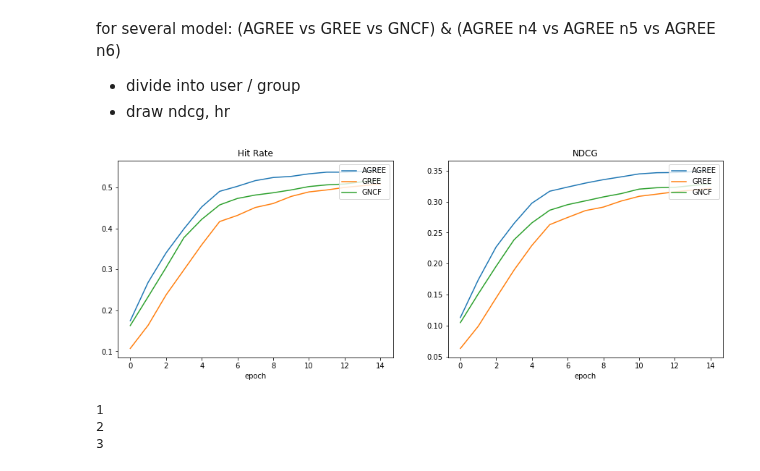
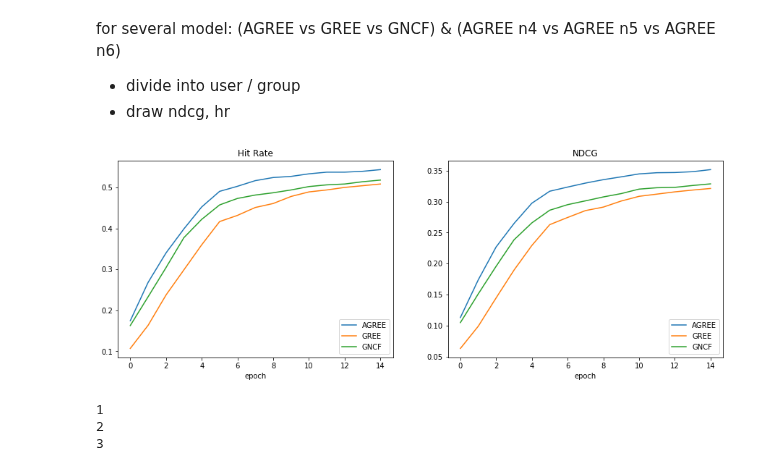
Before and after one commit to CrashedBboy/NCKU_MLG, a Jupyter notebook: final-project/attentive-group-recommendation-plot.ipynb, the cells around one changed output. Cells and saved outputs as stored; diff of their text form; code cells hidden in the pictures.

```diff
--- a/final-project/attentive-group-recommendation-plot.ipynb
+++ b/final-project/attentive-group-recommendation-plot.ipynb
@@ -94,36 +94,36 @@ with open('./models/GREE-basic/history.json') as json_file:
     gree_group = {'hr': [], 'ndcg': [] }
 
     for history in data:
         gree_group['hr'].append(history['hr']['group'])
         gree_group['ndcg'].append(history['ndcg']['group'])
 
 epochs = [i for i in range(len(agree_group['hr']))]
 
 # plotting
 fig, (hr_plot, ndcg_plot) = plt.subplots(1, 2)
 
 fig.set_figheight(5)
 fig.set_figwidth(15)
 
 hr_plot.plot(epochs, agree_group['hr'])
 hr_plot.plot(epochs, gree_group['hr'])
 hr_plot.plot(epochs, gncf_group['hr'])
 
-hr_plot.legend(['AGREE', 'GREE', 'GNCF'], loc='upper right')
+hr_plot.legend(['AGREE', 'GREE', 'GNCF'], loc='lower right')
 hr_plot.set_title('Hit Rate')
 hr_plot.set_xlabel('epoch')
 
 ndcg_plot.plot(epochs, agree_group['ndcg'])
 ndcg_plot.plot(epochs, gree_group['ndcg'])
 ndcg_plot.plot(epochs, gncf_group['ndcg'])
 
-ndcg_plot.legend(['AGREE', 'GREE', 'GNCF'], loc='upper right')
+ndcg_plot.legend(['AGREE', 'GREE', 'GNCF'], loc='lower right')
 ndcg_plot.set_title('NDCG')
 ndcg_plot.set_xlabel('epoch')
 
 plt.show()
 # %% [output]
-[figure, old version]
+[figure, new version]
 # %%
 arr = [1,2,3,4,5]
 
```
Also changed, not shown: parts of 1 cell of this notebook, 6 other files.
